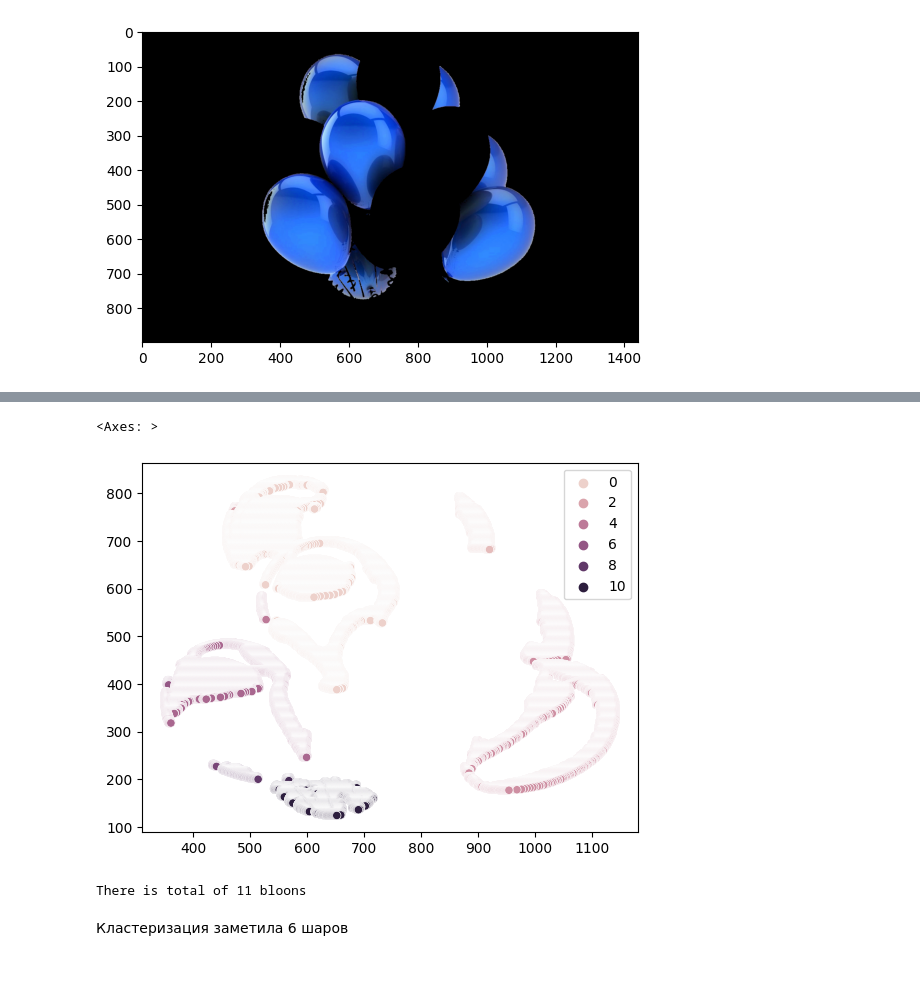
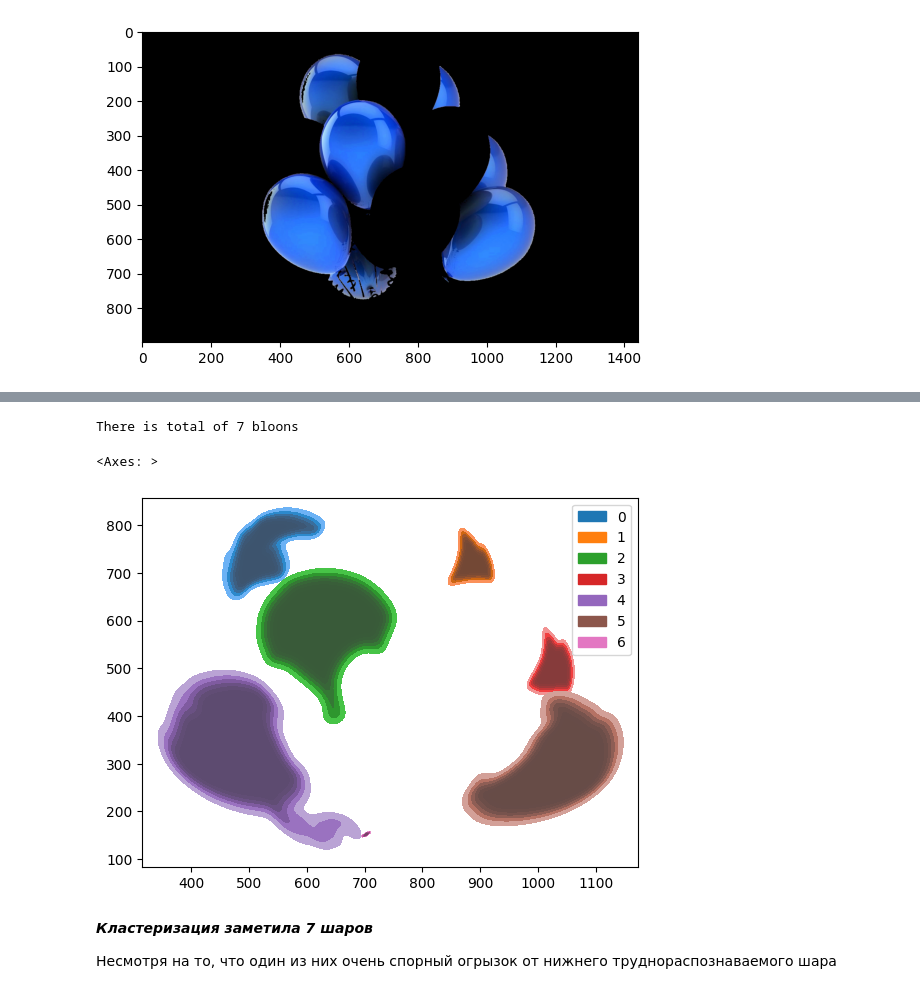
Before and after one commit to Havlong/img-processing, a Jupyter notebook: lab5.ipynb, the cells around one changed output, grey strips where cells are left out. Drawn from its saved outputs; the diff is of its cells as text; code cells hidden in the pictures.

```diff
--- a/lab5.ipynb
+++ b/lab5.ipynb
@@ -65,20 +61,24 @@ points = np.array(points)
 # %%
 from sklearn.cluster import DBSCAN
 
-model = DBSCAN(eps=5, min_samples=30)
+
+model = DBSCAN(eps=4, min_samples=25)
 clusters = model.fit_predict(points)
 
 # Remove outliers
 points = points[clusters != -1]
 clusters = clusters[clusters != -1]
-sns.scatterplot(x=points[:, 0], y=points[:, 1], hue=clusters)
+
+n_clusters = len(np.unique(clusters))
+print(f'There is total of {n_clusters} bloons')
 # %% [output]
-<Axes: >
+There is total of 7 bloons
-[figure, removed]
-# %%
-n_clusters = len(np.unique(clusters))
-print(f'There is total of {n_clusters} bloons')
-# %% [output]
-There is total of 11 bloons
+# %%
+sns.kdeplot(x=points[:, 0], y=points[:, 1], hue=clusters, fill=True, palette='tab10')
+# %% [output]
+<Axes: >
+[figure, added]
 # %% [markdown]
-Кластеризация заметила 6 шаров
+*__Кластеризация заметила 7 шаров__*
+
+Несмотря на то, что один из них очень спорный огрызок от нижнего труднораспознаваемого шара
```
Also changed, not shown: parts of 3 cells of this notebook.
